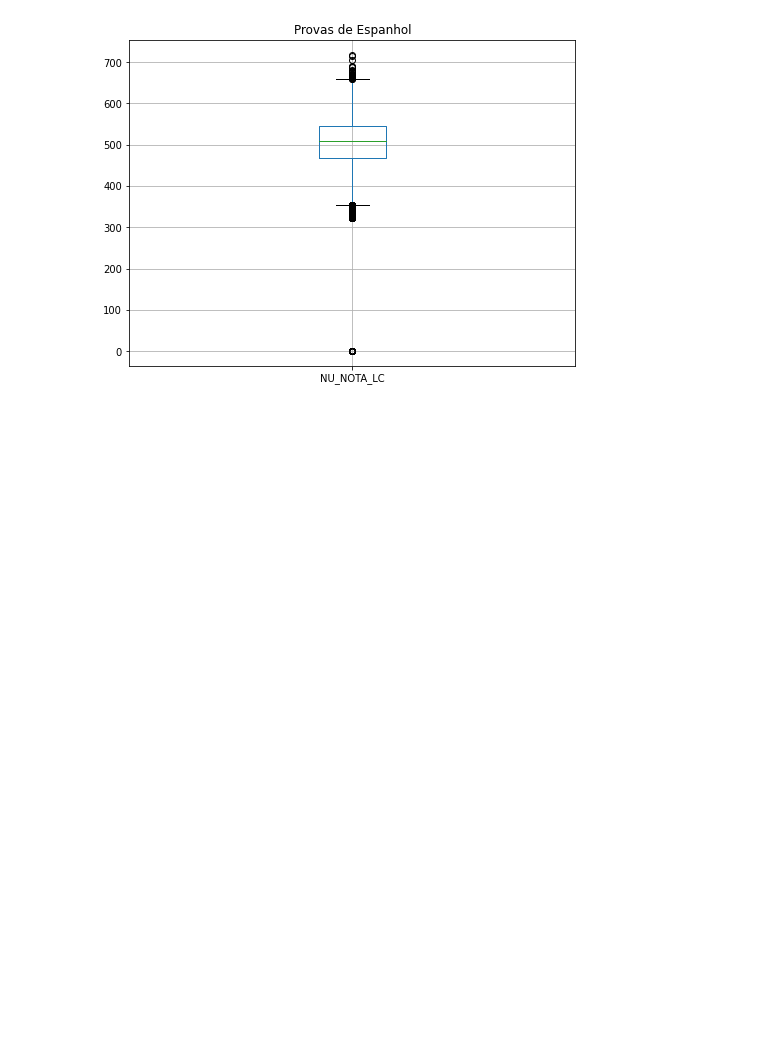
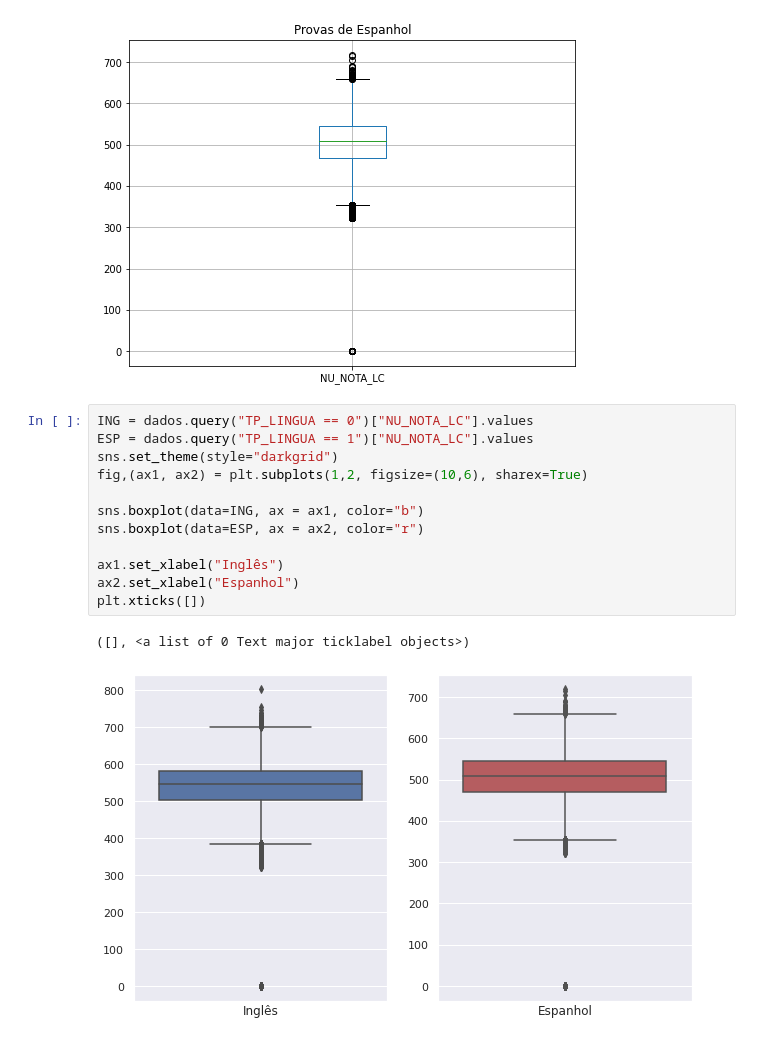
Before and after one commit to RafaelYano/Aula_DataScience, a Jupyter notebook: aula1dados.ipynb, the cells around one changed output. Drawn from its saved outputs; the diff is of its cells as text; blank space fills up the shorter version.

```diff
--- a/aula1dados.ipynb
+++ b/aula1dados.ipynb
@@ -304,3 +305,18 @@ ESP.plot.box(grid = True, figsize=(8,6), title=("Provas de Espanhol"))
 <matplotlib.axes._subplots.AxesSubplot at 0x...>
 [figure]
 [figure]
+# %%
+ING = dados.query("TP_LINGUA == 0")["NU_NOTA_LC"].values
+ESP = dados.query("TP_LINGUA == 1")["NU_NOTA_LC"].values
+sns.set_theme(style="darkgrid")
+fig,(ax1, ax2) = plt.subplots(1,2, figsize=(10,6), sharex=True)
+
+sns.boxplot(data=ING, ax = ax1, color="b")
+sns.boxplot(data=ESP, ax = ax2, color="r")
+
+ax1.set_xlabel("Inglês")
+ax2.set_xlabel("Espanhol")
+plt.xticks([])
+# %% [output]
+([], <a list of 0 Text major ticklabel objects>)
+[figure, added]
```
Also changed, not shown: parts of 3 cells of this notebook.
